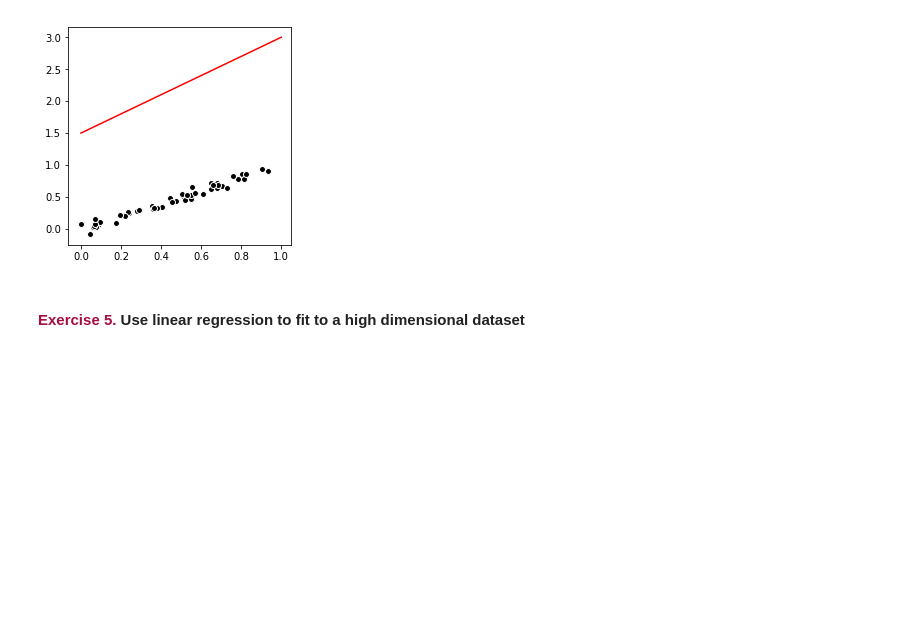
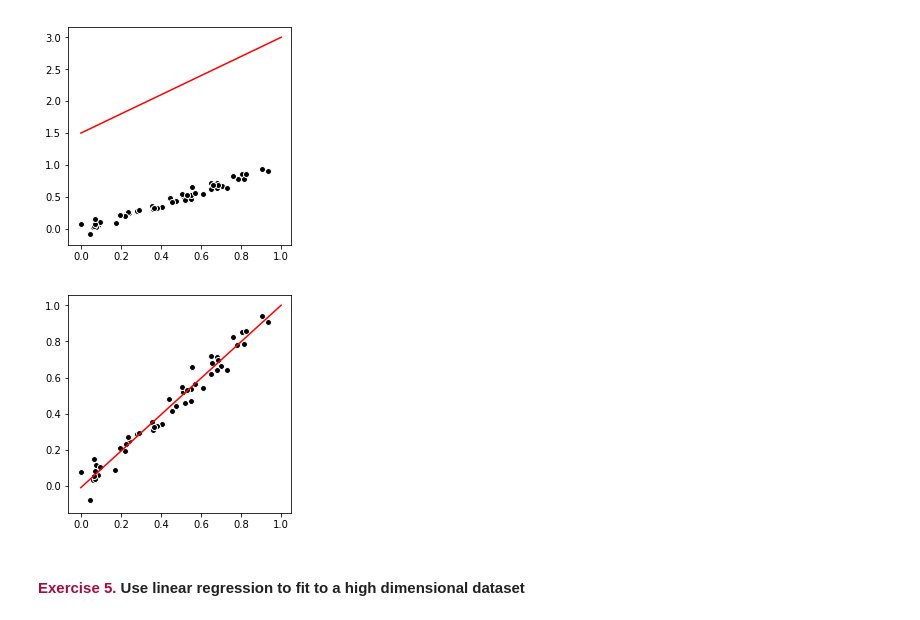
Before and after one commit to amitadate/EECS-435-DL-Foundations, a Jupyter notebook: HW1/deep_learning_hw1.ipynb, the cells around one changed output. Drawn from its saved outputs; the diff is of its cells as text; code cells hidden in the pictures; blank space fills up the shorter version.

```diff
--- a/HW1/deep_learning_hw1.ipynb
+++ b/HW1/deep_learning_hw1.ipynb
@@ -390,6 +411,21 @@ ax.plot(x_vals,y_vals,color = 'r')
 plt.show()
 # %% [output]
 [figure]
+# %%
+# The best fitting weights
+w = weight_history_1[-1]
+
+# scatter plot the input data
+fig, ax = plt.subplots(1, 1, figsize=(4,4))
+ax.scatter(data[:,0],data[:,1],color = 'k',edgecolor = 'w')
+
+# fit a trend line
+x_vals = np.linspace(0,1,200)
+y_vals = w[0] + w[1]*x_vals
+ax.plot(x_vals,y_vals,color = 'r')
+plt.show()
+# %% [output]
+[figure, added]
 # %% [markdown]
 #### <span style="color:#a50e3e;">Exercise 5. </span> Use linear regression to fit to a high dimensional dataset
 # %% [markdown]
```
Also changed, not shown: parts of 8 cells of this notebook.
